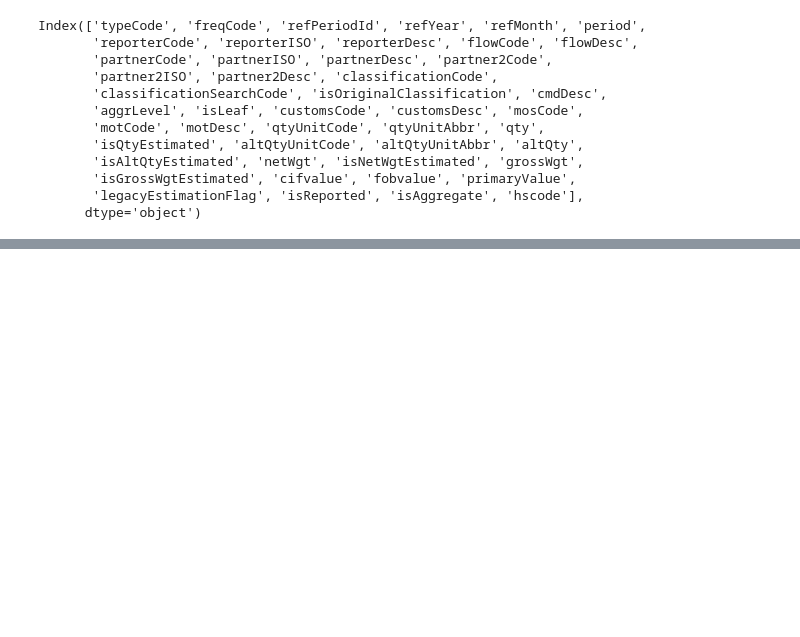
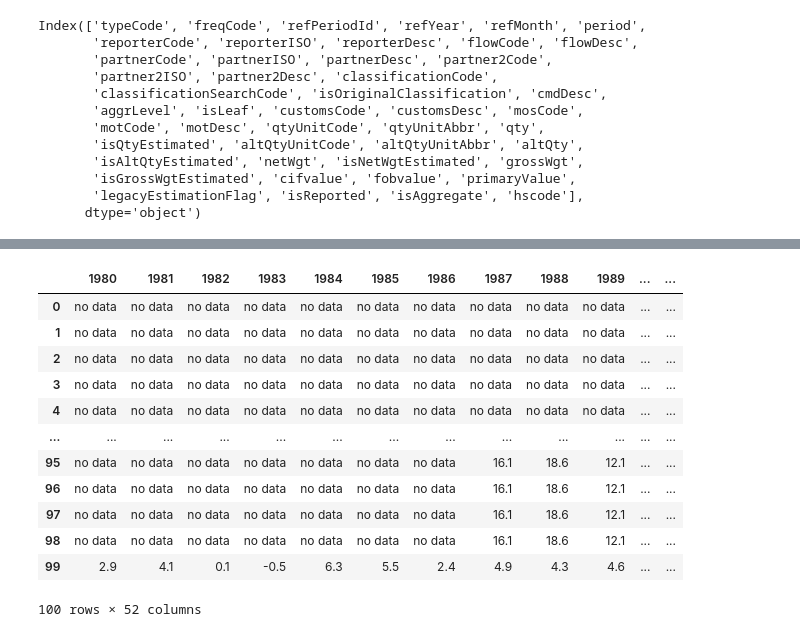
Before and after one commit to Wilsonuep/BI-guacamole, a Jupyter notebook: processing.ipynb, the cells around one changed output, grey strips where cells are left out. Drawn from its saved outputs; the diff is of its cells as text; code cells hidden in the pictures; blank space fills up the shorter version.

```diff
--- a/processing.ipynb
+++ b/processing.ipynb
@@ -210,0 +260,16 @@ Index(['typeCode', 'freqCode', 'refPeriodId', 'refYear', 'refMonth', 'period',
+# %%
+data_pkb_change.head(n=100)
+# %% [output]
+|  | 1980 | 1981 | 1982 | 1983 | 1984 | 1985 | 1986 | 1987 | 1988 | 1989 | ... | ... |
+| 0 | no data | no data | no data | no data | no data | no data | no data | no data | no data | no data | ... | ... |
+| 1 | no data | no data | no data | no data | no data | no data | no data | no data | no data | no data | ... | ... |
+| 2 | no data | no data | no data | no data | no data | no data | no data | no data | no data | no data | ... | ... |
+| 3 | no data | no data | no data | no data | no data | no data | no data | no data | no data | no data | ... | ... |
+| 4 | no data | no data | no data | no data | no data | no data | no data | no data | no data | no data | ... | ... |
+| ... | ... | ... | ... | ... | ... | ... | ... | ... | ... | ... | ... | ... |
+| 95 | no data | no data | no data | no data | no data | no data | no data | 16.1 | 18.6 | 12.1 | ... | ... |
+| 96 | no data | no data | no data | no data | no data | no data | no data | 16.1 | 18.6 | 12.1 | ... | ... |
+| 97 | no data | no data | no data | no data | no data | no data | no data | 16.1 | 18.6 | 12.1 | ... | ... |
+| 98 | no data | no data | no data | no data | no data | no data | no data | 16.1 | 18.6 | 12.1 | ... | ... |
+| 99 | 2.9 | 4.1 | 0.1 | -0.5 | 6.3 | 5.5 | 2.4 | 4.9 | 4.3 | 4.6 | ... | ... |
+100 rows × 52 columns
```
Also changed, not shown: parts of 19 cells of this notebook, 3 other files.
